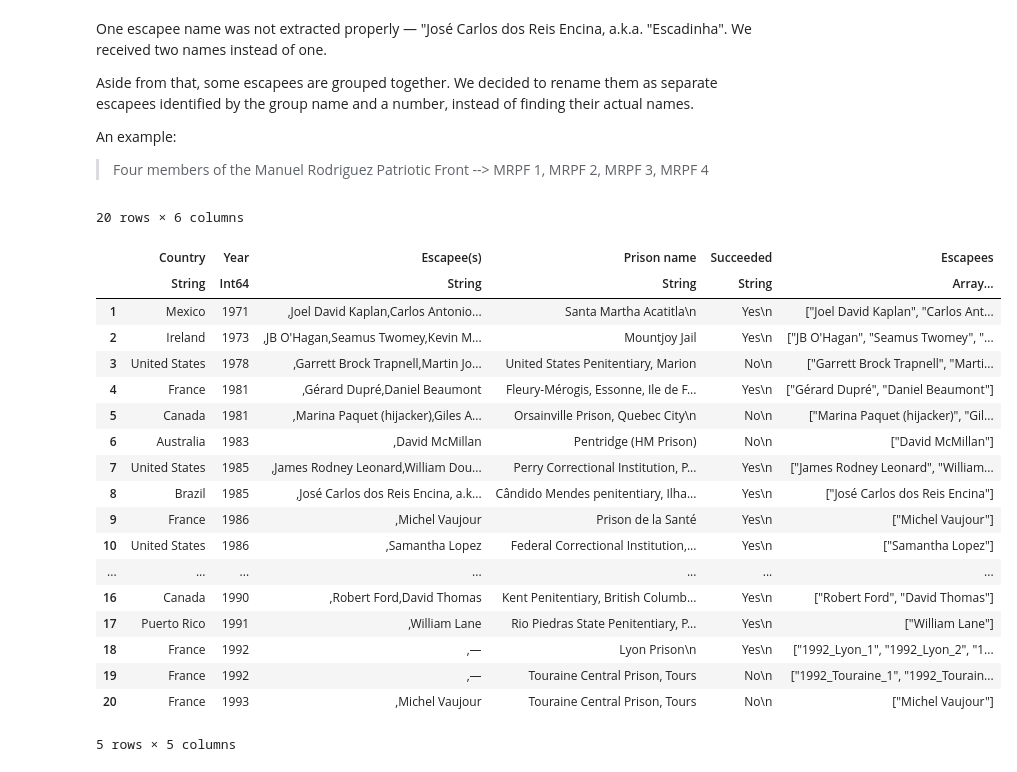
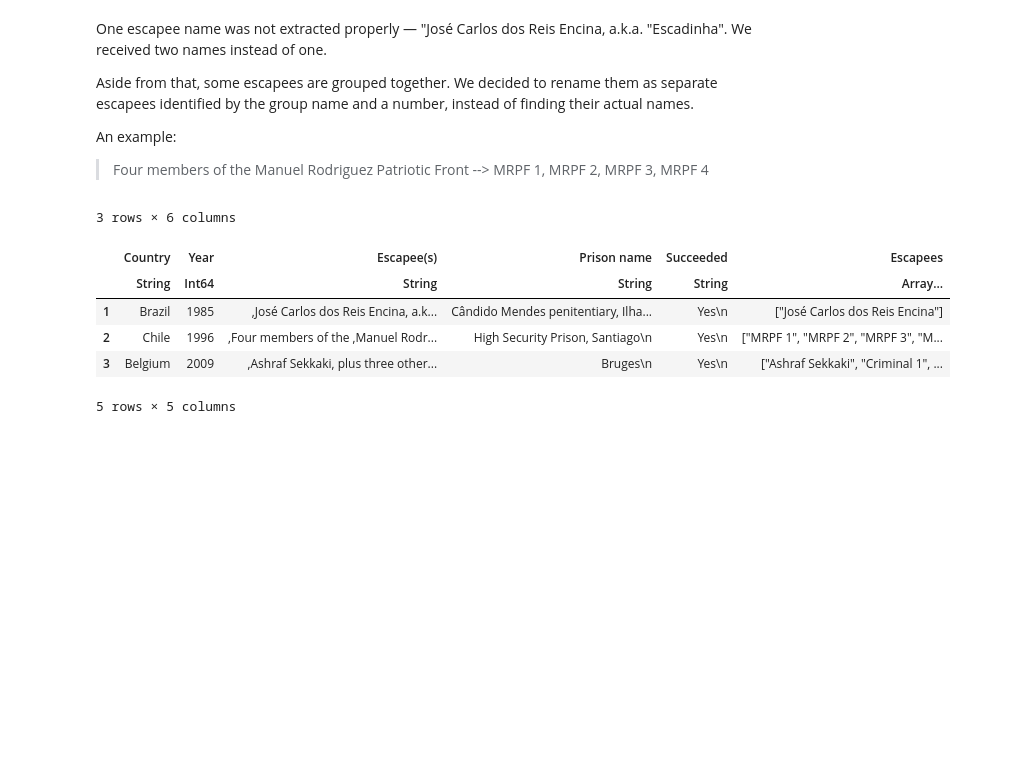
Before and after one commit to wanzulfikri/helicopter_escapes_jl, a Jupyter notebook: Helicopter Escapes.ipynb, the cells around one changed output. Cells and saved outputs as stored; diff of their text form; code cells hidden in the pictures; blank space fills up the shorter version.

```diff
--- a/Helicopter Escapes.ipynb
+++ b/Helicopter Escapes.ipynb
@@ -455,36 +446,23 @@ An example:
 # %%
 # h_escapes = h_escapes[:, Not("Escapee(s)")]
 
 # some values are a bit wrong and since there are not that many of them, we can just fix them manually
 # index 8: """José Carlos dos Reis Encina, a.k.a. "Escadinha" """
 # index 21: Four members of the Manuel Rodriguez Patriotic Front
 # index 39: "Ashraf  Sekkaki", " plus three other criminals"
 
 h_escapes[8, :Escapees] = ["José Carlos dos Reis Encina"]
 h_escapes[21, :Escapees] = ["MRPF 1", "MRPF 2", "MRPF 3", "MRPF 4"]
 h_escapes[40, :Escapees] = ["Ashraf  Sekkaki", "Criminal 1", "Criminal 2", "Criminal 3"]
 
-first(h_escapes, 20)
+h_escapes[[8,21,40],:]
 # %% [output]
-20 rows × 6 columns
+3 rows × 6 columns
 |  | Country | Year | Escapee(s) | Prison name | Succeeded | Escapees |
 |  | String | Int64 | String | String | String | Array… |
-| 1 | Mexico | 1971 | ,Joel David Kaplan,Carlos Antonio... | Santa Martha Acatitla\n | Yes\n | ["Joel David Kaplan", "Carlos Ant... |
-| 2 | Ireland | 1973 | ,JB O'Hagan,Seamus Twomey,Kevin M... | Mountjoy Jail | Yes\n | ["JB O'Hagan", "Seamus Twomey", "... |
-| 3 | United States | 1978 | ,Garrett Brock Trapnell,Martin Jo... | United States Penitentiary, Marion | No\n | ["Garrett Brock Trapnell", "Marti... |
-| 4 | France | 1981 | ,Gérard Dupré,Daniel Beaumont | Fleury-Mérogis, Essonne, Ile de F... | Yes\n | ["Gérard Dupré", "Daniel Beaumont"] |
-| 5 | Canada | 1981 | ,Marina Paquet (hijacker),Giles A... | Orsainville Prison, Quebec City\n | No\n | ["Marina Paquet (hijacker)", "Gil... |
-| 6 | Australia | 1983 | ,David McMillan | Pentridge (HM Prison) | No\n | ["David McMillan"] |
-| 7 | United States | 1985 | ,James Rodney Leonard,William Dou... | Perry Correctional Institution, P... | Yes\n | ["James Rodney Leonard", "William... |
-| 8 | Brazil | 1985 | ,José Carlos dos Reis Encina, a.k... | Cândido Mendes penitentiary, Ilha... | Yes\n | ["José Carlos dos Reis Encina"] |
-| 9 | France | 1986 | ,Michel Vaujour | Prison de la Santé | Yes\n | ["Michel Vaujour"] |
-| 10 | United States | 1986 | ,Samantha Lopez | Federal Correctional Institution,... | Yes\n | ["Samantha Lopez"] |
-| ... | ... | ... | ... | ... | ... | ... |
-| 16 | Canada | 1990 | ,Robert Ford,David Thomas | Kent Penitentiary, British Columb... | Yes\n | ["Robert Ford", "David Thomas"] |
-| 17 | Puerto Rico | 1991 | ,William Lane | Rio Piedras State Penitentiary, P... | Yes\n | ["William Lane"] |
-| 18 | France | 1992 | ,— | Lyon Prison\n | Yes\n | ["1992_Lyon_1", "1992_Lyon_2", "1... |
-| 19 | France | 1992 | ,— | Touraine Central Prison, Tours | No\n | ["1992_Touraine_1", "1992_Tourain... |
-| 20 | France | 1993 | ,Michel Vaujour | Touraine Central Prison, Tours | No\n | ["Michel Vaujour"] |
+| 1 | Brazil | 1985 | ,José Carlos dos Reis Encina, a.k... | Cândido Mendes penitentiary, Ilha... | Yes\n | ["José Carlos dos Reis Encina"] |
+| 2 | Chile | 1996 | ,Four members of the ,Manuel Rodr... | High Security Prison, Santiago\n | Yes\n | ["MRPF 1", "MRPF 2", "MRPF 3", "M... |
+| 3 | Belgium | 2009 | ,Ashraf Sekkaki, plus three other... | Bruges\n | Yes\n | ["Ashraf Sekkaki", "Criminal 1", ... |
 # %%
 # finish dropping the redundant column Escapee(s)
 h_escapes = h_escapes[!, Not("Escapee(s)")]
```
Also changed, not shown: parts of 5 cells of this notebook.
